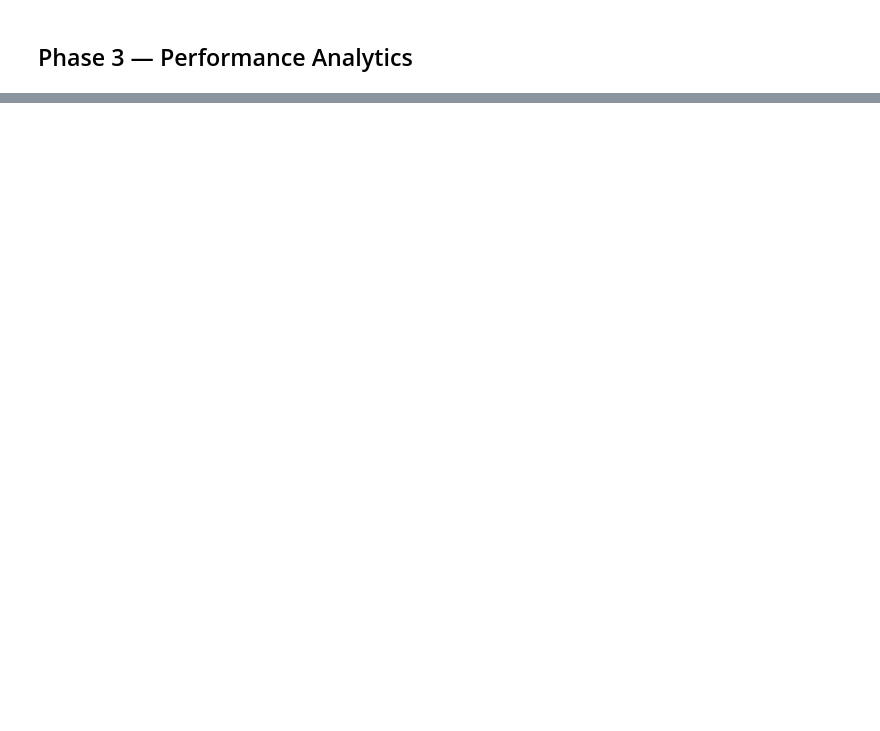
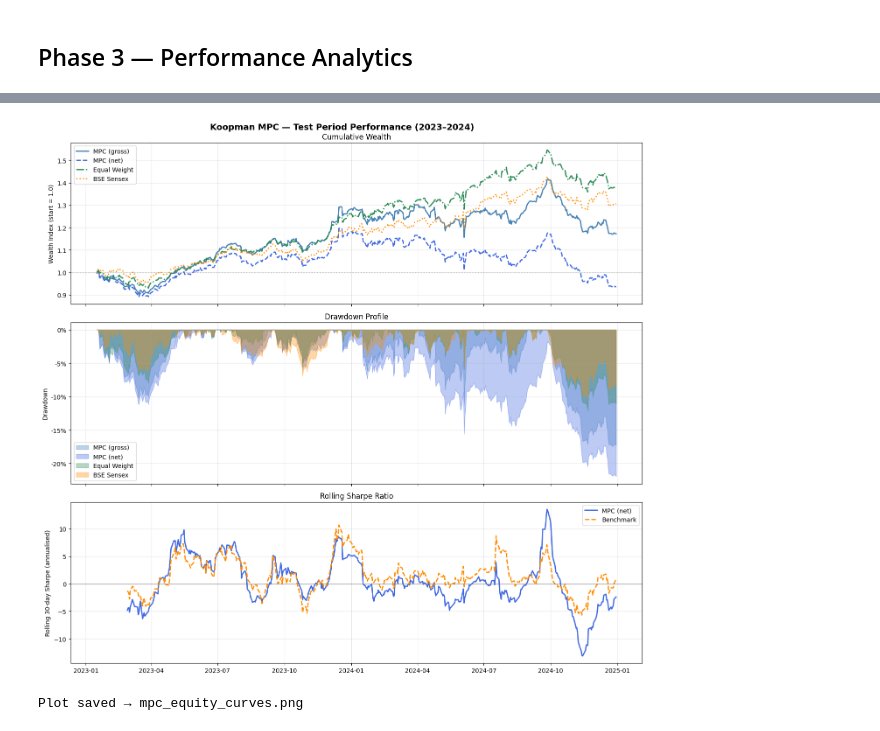
Before and after one commit to suhanee-gupta/quant-magic, a Jupyter notebook: main.ipynb, the cells around one changed output, grey strips where cells are left out. Saved outputs shown, nothing was run; the diff lists cells and outputs as text; code cells hidden in the pictures; blank space fills up the shorter version.

```diff
--- a/main.ipynb
+++ b/main.ipynb
@@ -1221,34 +1358,37 @@ ax.set_ylabel('Wealth Index (start = 1.0)')
 ax.set_title('Cumulative Wealth')
 ax.legend(loc='upper left'); ax.grid(True, alpha=0.3)
 
 # ── Panel 2: Drawdown ─────────────────────────────────────────────────────
 ax = axes[1]
 for (name, c), col in zip(cum.items(), colors):
     running_max = c.cummax()
     dd = (c - running_max) / running_max
     ax.fill_between(dd.index, dd.values, 0, alpha=0.35, color=col, label=name.strip())
 ax.set_ylabel('Drawdown')
 ax.set_title('Drawdown Profile')
 ax.yaxis.set_major_formatter(plt.FuncFormatter(lambda y, _: f'{y:.0%}'))
 ax.legend(loc='lower left'); ax.grid(True, alpha=0.3)
 
 # ── Panel 3: Rolling 30-day Sharpe of MPC net vs benchmark ───────────────
 ax = axes[2]
 roll = bt_df[['ret_mpc_net', 'ret_bench']].rolling(30)
 sharpe_mpc   = (roll['ret_mpc_net'].mean()   / (roll['ret_mpc_net'].std()   + 1e-9)) * np.sqrt(252)
 sharpe_bench = (roll['ret_bench'].mean() / (roll['ret_bench'].std() + 1e-9)) * np.sqrt(252)
 ax.plot(sharpe_mpc.index,   sharpe_mpc.values,   lw=2, color='royalblue', label='MPC (net)')
-ax.plot(sharpe_bench.index, sharpe_bench.values,  lw=2, color='darkorange', ls='--', label='BSE Sensex')
+ax.plot(sharpe_bench.index, sharpe_bench.values,  lw=2, color='darkorange', ls='--', label='Benchmark')
 ax.axhline(0, color='grey', lw=0.8)
 ax.set_ylabel('Rolling 30-day Sharpe (annualised)')
 ax.set_title('Rolling Sharpe Ratio')
 ax.legend(); ax.grid(True, alpha=0.3)
 ax.xaxis.set_major_formatter(mdates.DateFormatter('%Y-%m'))
 
 plt.tight_layout()
 plt.savefig('./plots/mpc_equity_curves.png', dpi=150, bbox_inches='tight')
 plt.show()
 print('Plot saved → mpc_equity_curves.png')
+# %% [output]
+[figure, added]
+Plot saved → mpc_equity_curves.png
 # %%
 # ── Information Coefficient (IC) — signal quality ─────────────────────────
 # IC = Spearman rank correlation between C·z_t (predicted returns) and actual returns.
```
Also changed, not shown: parts of 21 cells of this notebook, 6 other files.
